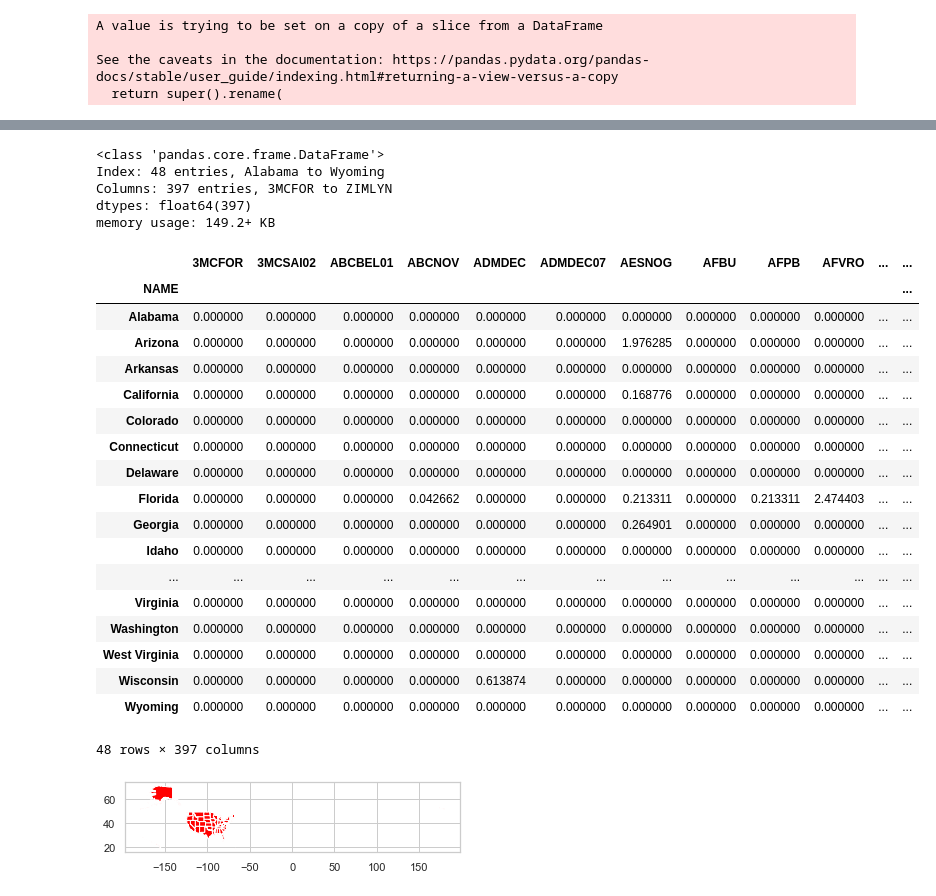
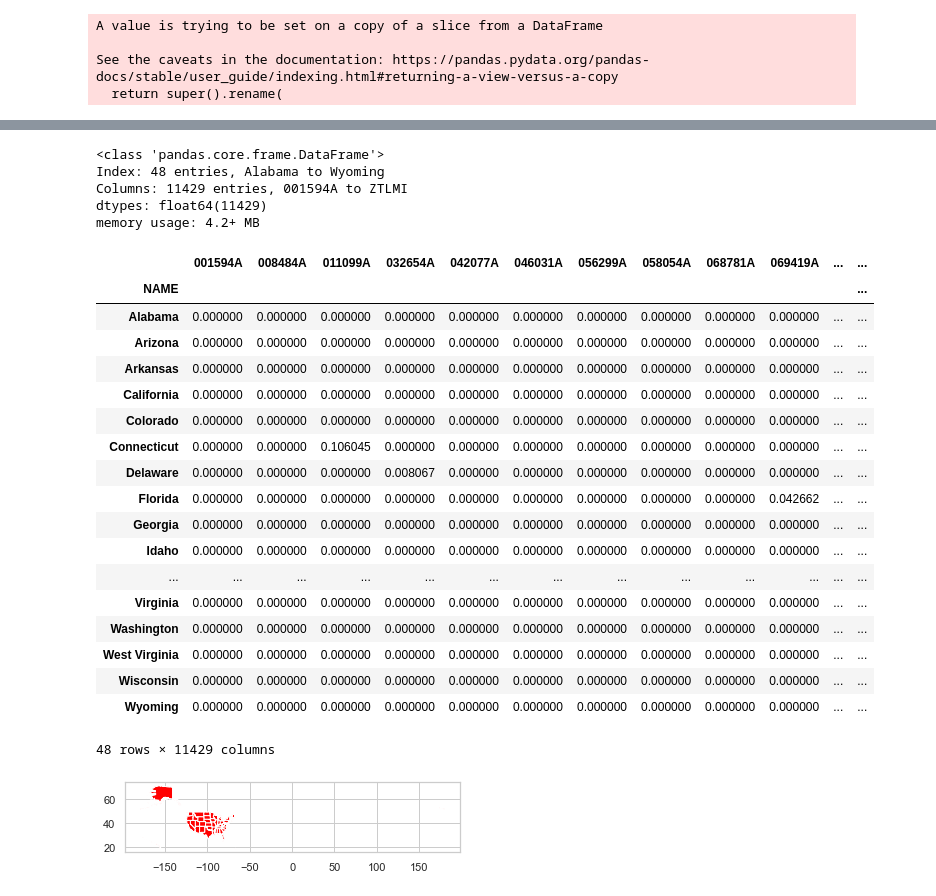
Before and after one commit to ShanRaye/regionalization_model, a Jupyter notebook: Regional_Model.ipynb, the cells around one changed output, grey strips where cells are left out. Drawn from its saved outputs; the diff is of its cells as text; code cells hidden in the pictures.

```diff
--- a/Regional_Model.ipynb
+++ b/Regional_Model.ipynb
@@ -125,37 +158,41 @@ statesct = filteredBroker.groupby(['NAME']).describe().loc[:,(slice(None),['coun
 # %%
-#Group by customers and convert to binary
+#Group by customers and carriers and convert to binary
 types = pd.get_dummies(filteredBroker['Customer'])
 region_types = types.join(filteredBroker['NAME'])\
+                  .groupby('NAME')\
+                  .sum()
+types_2 = pd.get_dummies(filteredBroker['Carrier'])
+region_types = types_2.join(filteredBroker['NAME'])\
                   .groupby('NAME')\
                   .sum()
 region_types_pct = (region_types * 100.).div(region_types.sum(axis=1), axis=0)
 region_types_pct.info()
 region_types_pct
 # %% [output]
 <class 'pandas.core.frame.DataFrame'>
 Index: 48 entries, Alabama to Wyoming
-Columns: 397 entries, 3MCFOR to ZIMLYN
-dtypes: float64(397)
-memory usage: 149.2+ KB
+Columns: 11429 entries, 001594A to ZTLMI
+dtypes: float64(11429)
+memory usage: 4.2+ MB
-|  | 3MCFOR | 3MCSAI02 | ABCBEL01 | ABCNOV | ADMDEC | ADMDEC07 | AESNOG | AFBU | AFPB | AFVRO | ... | ... |
+|  | 001594A | 008484A | 011099A | 032654A | 042077A | 046031A | 056299A | 058054A | 068781A | 069419A | ... | ... |
 | NAME |  |  |  |  |  |  |  |  |  |  |  | ... |
 | Alabama | 0.000000 | 0.000000 | 0.000000 | 0.000000 | 0.000000 | 0.000000 | 0.000000 | 0.000000 | 0.000000 | 0.000000 | ... | ... |
-| Arizona | 0.000000 | 0.000000 | 0.000000 | 0.000000 | 0.000000 | 0.000000 | 1.976285 | 0.000000 | 0.000000 | 0.000000 | ... | ... |
+| Arizona | 0.000000 | 0.000000 | 0.000000 | 0.000000 | 0.000000 | 0.000000 | 0.000000 | 0.000000 | 0.000000 | 0.000000 | ... | ... |
 | Arkansas | 0.000000 | 0.000000 | 0.000000 | 0.000000 | 0.000000 | 0.000000 | 0.000000 | 0.000000 | 0.000000 | 0.000000 | ... | ... |
-| California | 0.000000 | 0.000000 | 0.000000 | 0.000000 | 0.000000 | 0.000000 | 0.168776 | 0.000000 | 0.000000 | 0.000000 | ... | ... |
+| California | 0.000000 | 0.000000 | 0.000000 | 0.000000 | 0.000000 | 0.000000 | 0.000000 | 0.000000 | 0.000000 | 0.000000 | ... | ... |
 | Colorado | 0.000000 | 0.000000 | 0.000000 | 0.000000 | 0.000000 | 0.000000 | 0.000000 | 0.000000 | 0.000000 | 0.000000 | ... | ... |
-| Connecticut | 0.000000 | 0.000000 | 0.000000 | 0.000000 | 0.000000 | 0.000000 | 0.000000 | 0.000000 | 0.000000 | 0.000000 | ... | ... |
-| Delaware | 0.000000 | 0.000000 | 0.000000 | 0.000000 | 0.000000 | 0.000000 | 0.000000 | 0.000000 | 0.000000 | 0.000000 | ... | ... |
-| Florida | 0.000000 | 0.000000 | 0.000000 | 0.042662 | 0.000000 | 0.000000 | 0.213311 | 0.000000 | 0.213311 | 2.474403 | ... | ... |
-| Georgia | 0.000000 | 0.000000 | 0.000000 | 0.000000 | 0.000000 | 0.000000 | 0.264901 | 0.000000 | 0.000000 | 0.000000 | ... | ... |
+| Connecticut | 0.000000 | 0.000000 | 0.106045 | 0.000000 | 0.000000 | 0.000000 | 0.000000 | 0.000000 | 0.000000 | 0.000000 | ... | ... |
+| Delaware | 0.000000 | 0.000000 | 0.000000 | 0.008067 | 0.000000 | 0.000000 | 0.000000 | 0.000000 | 0.000000 | 0.000000 | ... | ... |
+| Florida | 0.000000 | 0.000000 | 0.000000 | 0.000000 | 0.000000 | 0.000000 | 0.000000 | 0.000000 | 0.000000 | 0.042662 | ... | ... |
+| Georgia | 0.000000 | 0.000000 | 0.000000 | 0.000000 | 0.000000 | 0.000000 | 0.000000 | 0.000000 | 0.000000 | 0.000000 | ... | ... |
 | Idaho | 0.000000 | 0.000000 | 0.000000 | 0.000000 | 0.000000 | 0.000000 | 0.000000 | 0.000000 | 0.000000 | 0.000000 | ... | ... |
 | ... | ... | ... | ... | ... | ... | ... | ... | ... | ... | ... | ... | ... |
 | Virginia | 0.000000 | 0.000000 | 0.000000 | 0.000000 | 0.000000 | 0.000000 | 0.000000 | 0.000000 | 0.000000 | 0.000000 | ... | ... |
 | Washington | 0.000000 | 0.000000 | 0.000000 | 0.000000 | 0.000000 | 0.000000 | 0.000000 | 0.000000 | 0.000000 | 0.000000 | ... | ... |
 | West Virginia | 0.000000 | 0.000000 | 0.000000 | 0.000000 | 0.000000 | 0.000000 | 0.000000 | 0.000000 | 0.000000 | 0.000000 | ... | ... |
-| Wisconsin | 0.000000 | 0.000000 | 0.000000 | 0.000000 | 0.613874 | 0.000000 | 0.000000 | 0.000000 | 0.000000 | 0.000000 | ... | ... |
+| Wisconsin | 0.000000 | 0.000000 | 0.000000 | 0.000000 | 0.000000 | 0.000000 | 0.000000 | 0.000000 | 0.000000 | 0.000000 | ... | ... |
 | Wyoming | 0.000000 | 0.000000 | 0.000000 | 0.000000 | 0.000000 | 0.000000 | 0.000000 | 0.000000 | 0.000000 | 0.000000 | ... | ... |
-48 rows × 397 columns
+48 rows × 11429 columns
 # %%
 # Combine data sets
 region_props = pd.merge(states, region_types, on=["NAME"])
```
Also changed, not shown: parts of 17 cells of this notebook.
